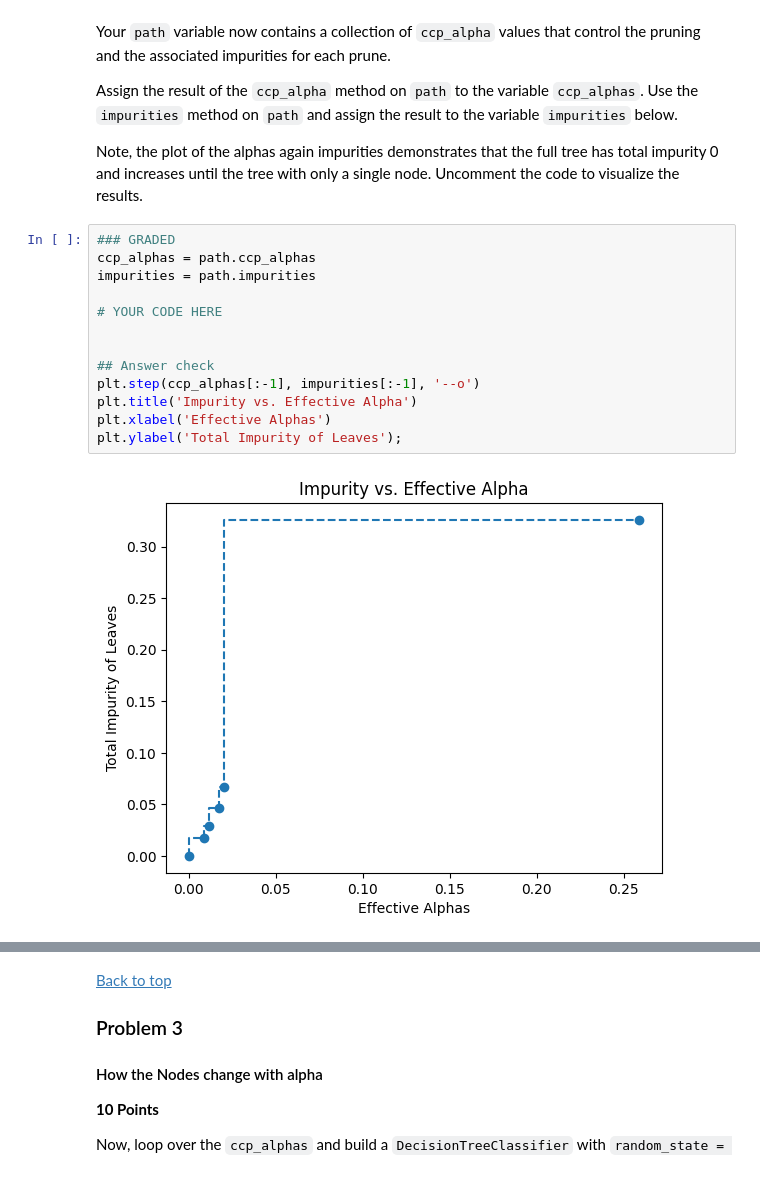
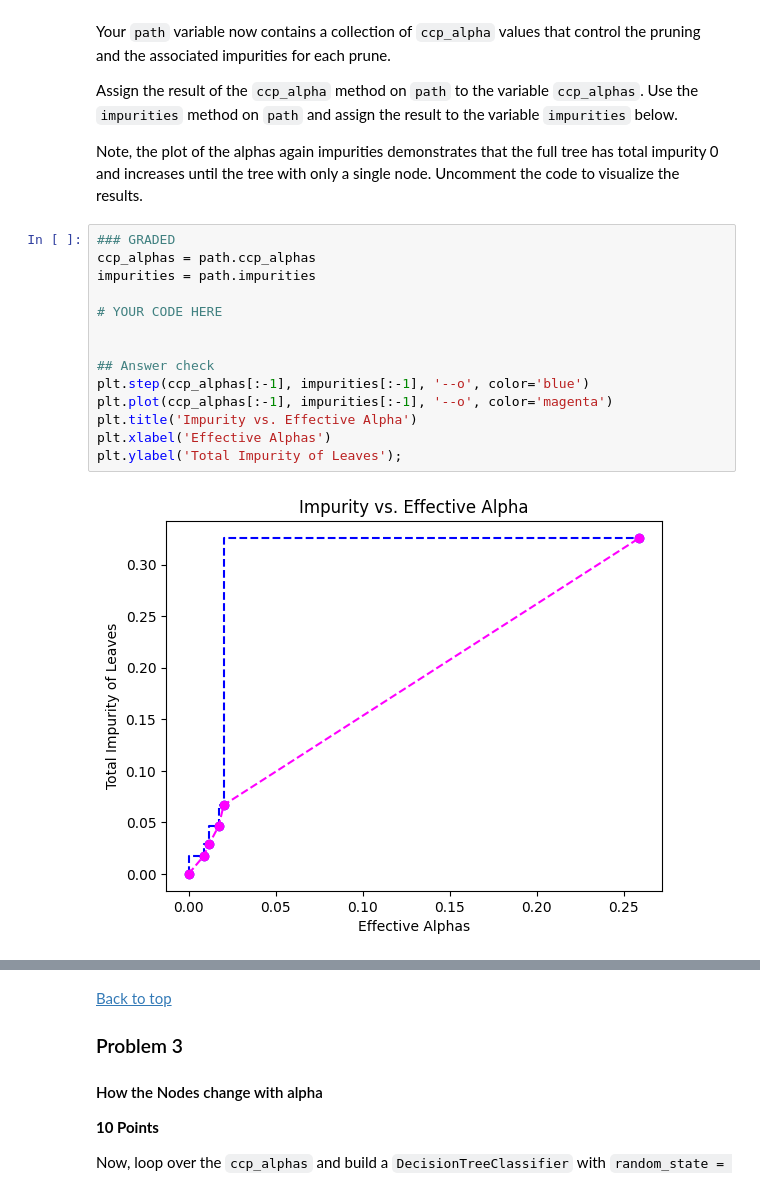
Before and after one commit to Subroy1/MSAI_AllPracticeModules, a Jupyter notebook: Module 14/Assignment14_3.ipynb, the cells around one changed output, grey strips where cells are left out. Saved outputs shown, nothing was run; the diff lists cells and outputs as text.

```diff
--- a/Module 14/Assignment14_3.ipynb
+++ b/Module 14/Assignment14_3.ipynb
@@ -80,15 +98,16 @@ Note, the plot of the alphas again impurities demonstrates that the full tree ha
 # %%
 ### GRADED
 ccp_alphas = path.ccp_alphas
 impurities = path.impurities
 
 # YOUR CODE HERE
 
 
 ## Answer check
-plt.step(ccp_alphas[:-1], impurities[:-1], '--o')
+plt.step(ccp_alphas[:-1], impurities[:-1], '--o', color='blue')
+plt.plot(ccp_alphas[:-1], impurities[:-1], '--o', color='magenta')
 plt.title('Impurity vs. Effective Alpha')
 plt.xlabel('Effective Alphas')
 plt.ylabel('Total Impurity of Leaves');
 # %% [output]
-[figure, old version]
+[figure, new version]
```
Also changed, not shown: parts of 8 cells of this notebook.
